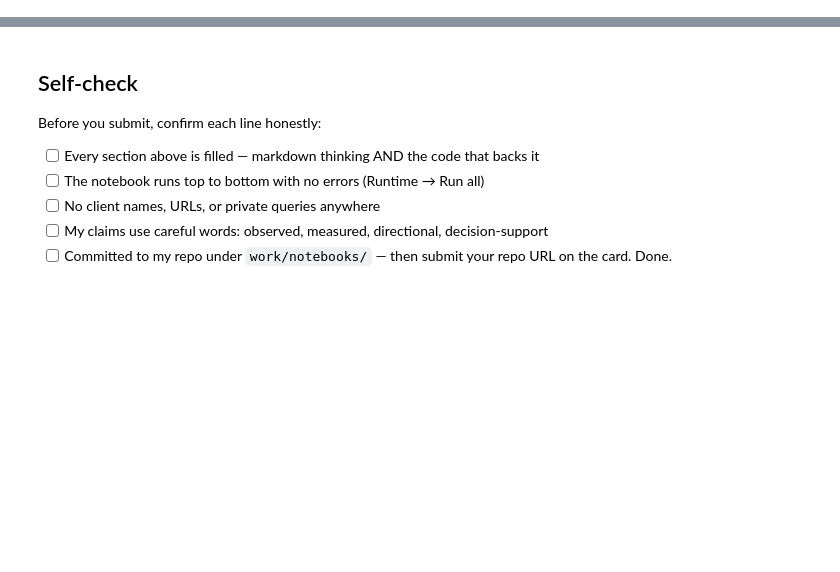
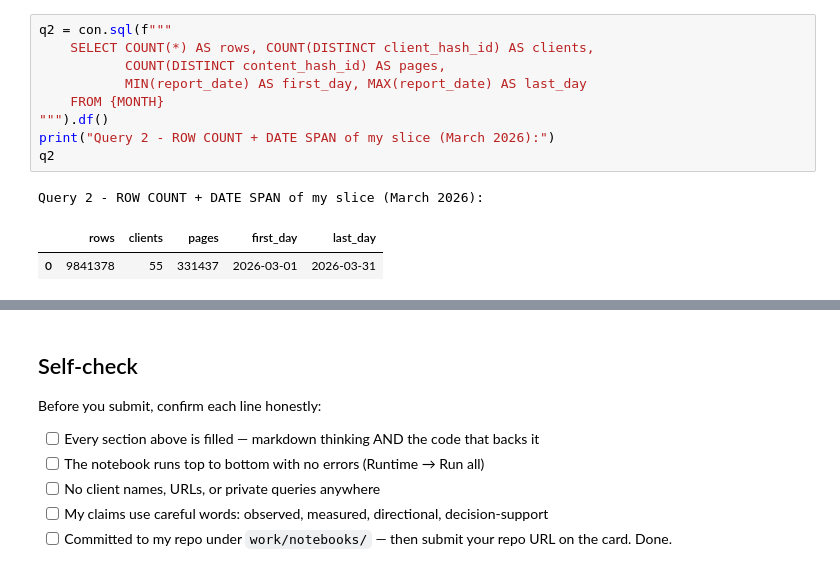
Before and after one commit to MuhammadSulaiman08/FLYRANK-ML-INTERNSHIP, a Jupyter notebook: work/notebooks/w03_data_contract.ipynb, the cells around one changed output, grey strips where cells are left out. Saved outputs shown, nothing was run; the diff lists cells and outputs as text; blank space fills up the shorter version.

```diff
--- a/work/notebooks/w03_data_contract.ipynb
+++ b/work/notebooks/w03_data_contract.ipynb
@@ -36,0 +75,13 @@ This skeleton is yours to fill. Work the sections **in order** — each one has
+# %%
+q2 = con.sql(f"""
+    SELECT COUNT(*) AS rows, COUNT(DISTINCT client_hash_id) AS clients,
+           COUNT(DISTINCT content_hash_id) AS pages,
+           MIN(report_date) AS first_day, MAX(report_date) AS last_day
+    FROM {MONTH}
+""").df()
+print("Query 2 - ROW COUNT + DATE SPAN of my slice (March 2026):")
+q2
+# %% [output]
+Query 2 - ROW COUNT + DATE SPAN of my slice (March 2026):
+|  | rows | clients | pages | first_day | last_day |
+| 0 | 9841378 | 55 | 331437 | 2026-03-01 | 2026-03-31 |
```
Also changed, not shown: parts of 18 cells of this notebook.
